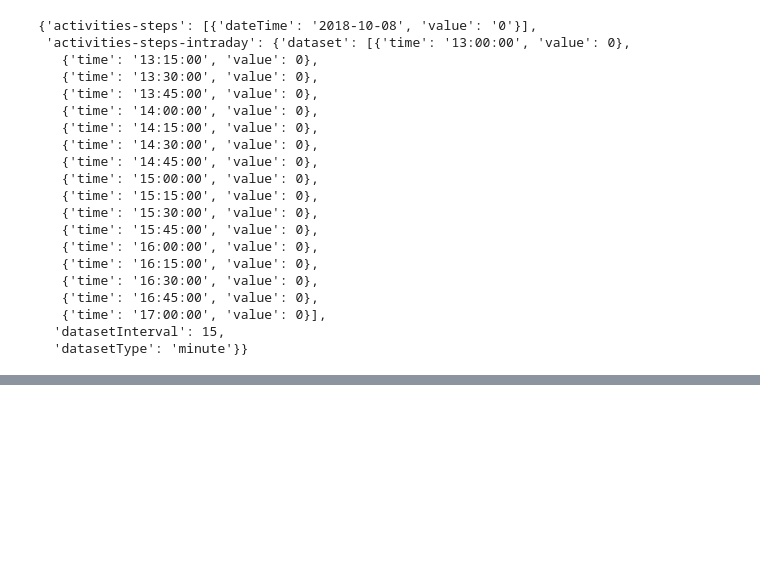
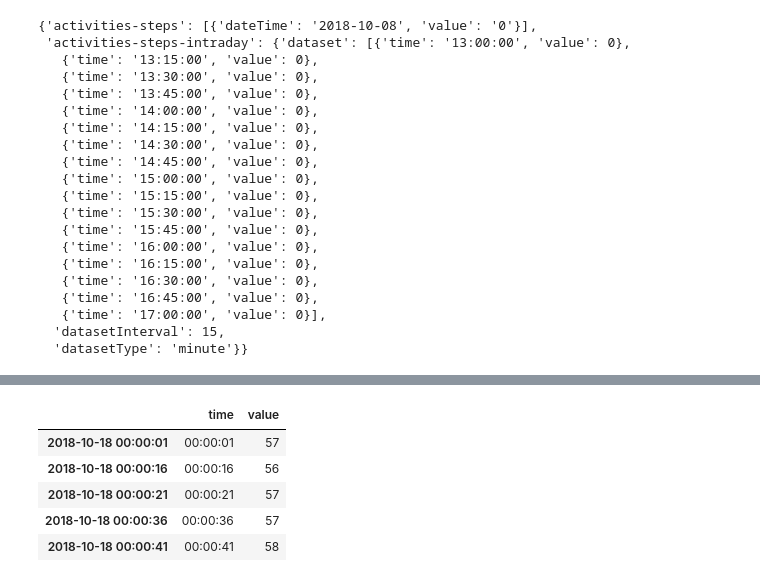
Before and after one commit to Tomoya-K-0504/health, a Jupyter notebook: healthack/notebooks/tinkering_with_fitbit_api.ipynb, the cells around one changed output, grey strips where cells are left out. Saved outputs shown, nothing was run; the diff lists cells and outputs as text; code cells hidden in the pictures; blank space fills up the shorter version.

```diff
--- a/healthack/notebooks/tinkering_with_fitbit_api.ipynb
+++ b/healthack/notebooks/tinkering_with_fitbit_api.ipynb
@@ -92,0 +117,10 @@ heart_sec[:10]
+# %%
+hr_df.index = pd.to_datetime([DATE + " " + t for t in hr_df.time])
+hr_df.head()
+# %% [output]
+|  | time | value |
+| 2018-10-18 00:00:01 | 00:00:01 | 57 |
+| 2018-10-18 00:00:16 | 00:00:16 | 56 |
+| 2018-10-18 00:00:21 | 00:00:21 | 57 |
+| 2018-10-18 00:00:36 | 00:00:36 | 57 |
+| 2018-10-18 00:00:41 | 00:00:41 | 58 |
```
Also changed, not shown: parts of 8 cells of this notebook, 29 other files.
